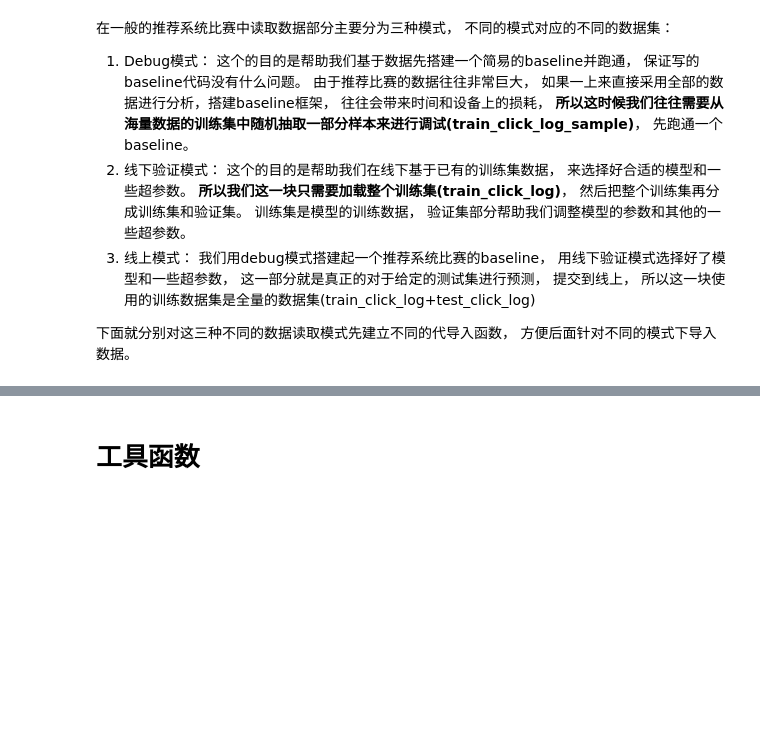
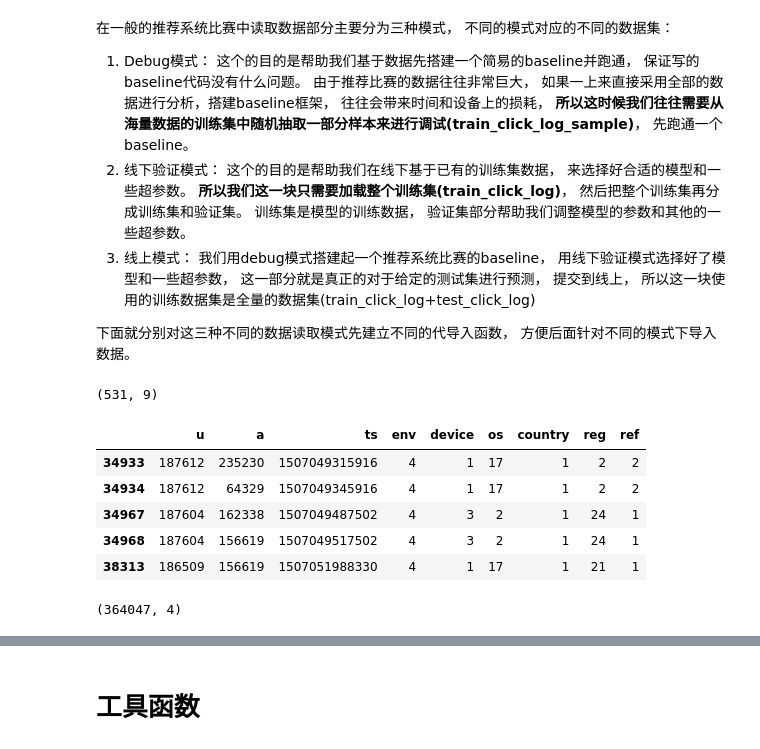
Before and after one commit to leemengtw/pyrec, a Jupyter notebook: projects/data_whale_china/task3-recall.ipynb, the cells around one changed output, grey strips where cells are left out. Saved outputs shown, nothing was run; the diff lists cells and outputs as text; code cells hidden in the pictures; blank space fills up the shorter version.

```diff
--- a/projects/data_whale_china/task3-recall.ipynb
+++ b/projects/data_whale_china/task3-recall.ipynb
@@ -93,6 +96,21 @@ def get_all_click_df(data_path='./data_raw/', offline=True):
 
     all_click = all_click.drop_duplicates((['user_id', 'click_article_id', 'click_timestamp']))
     return all_click
+# %%
+c = get_all_click_sample(data_path, 100)
+c.columns = ['u', 'a', 'ts', 'env', 'device', 'os', 'country', 'reg', 'ref']
+c.shape
+# %% [output]
+(531, 9)
+# %%
+c.head()
+# %% [output]
+|  | u | a | ts | env | device | os | country | reg | ref |
+| 34933 | 187612 | 235230 | 1507049315916 | 4 | 1 | 17 | 1 | 2 | 2 |
+| 34934 | 187612 | 64329 | 1507049345916 | 4 | 1 | 17 | 1 | 2 | 2 |
+| 34967 | 187604 | 162338 | 1507049487502 | 4 | 3 | 2 | 1 | 24 | 1 |
+| 34968 | 187604 | 156619 | 1507049517502 | 4 | 3 | 2 | 1 | 24 | 1 |
+| 38313 | 186509 | 156619 | 1507051988330 | 4 | 1 | 17 | 1 | 21 | 1 |
 # %%
 # 读取文章的基本属性
 def get_item_info_df(data_path):
@@ -102,3 +120,9 @@ def get_item_info_df(data_path):
     item_info_df = item_info_df.rename(columns={'article_id': 'click_article_id'})
 
     return item_info_df
+# %%
+a = get_item_info_df(data_path)
+a.columns = ['a', 'c', 'ts_created', 'w_cnt']
+a.shape
+# %% [output]
+(364047, 4)
```
Also changed, not shown: parts of 15 cells of this notebook, 1 other file.
